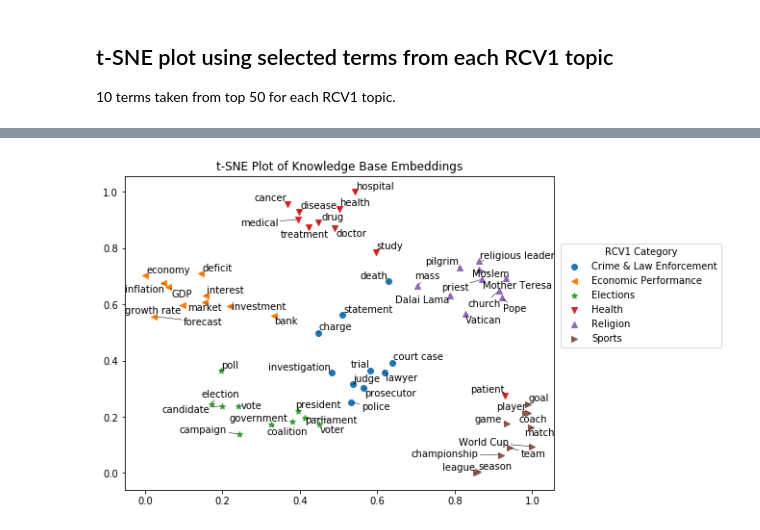
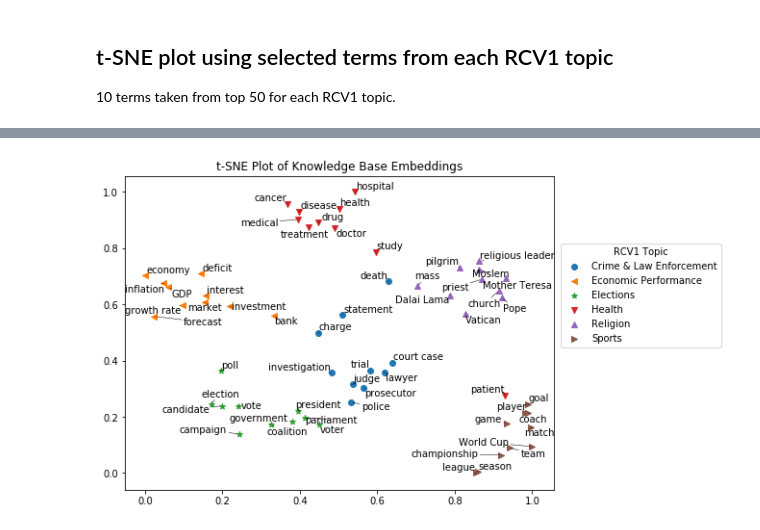
Before and after one commit to dscook/topic-classification-with-kbs, a Jupyter notebook: rcv1/word_embedding_analysis.ipynb, the cells around one changed output, grey strips where cells are left out. Cells and saved outputs as stored; diff of their text form; code cells hidden in the pictures.

```diff
--- a/rcv1/word_embedding_analysis.ipynb
+++ b/rcv1/word_embedding_analysis.ipynb
@@ -207,7 +207,7 @@ for i in range(len(phrases)):
 
     for j in range(len(phrases)):
 
-        to_print += '{:.4f}\t'.format(cosine_similarity(embeddings[i][np.newaxis, :],
+        to_print += '{:.2f}\t'.format(cosine_similarity(embeddings[i][np.newaxis, :],
                                                         embeddings[j][np.newaxis, :])[0,0])
 
     print(to_print)
@@ -379,32 +392,32 @@ economic_indexes = slice(10, 20, 1)
 elections_indexes = slice(20, 30, 1)
 health_indexes = slice(30, 40, 1)
 religion_indexes = slice(40, 50, 1)
 sports_indexes = slice(50, 60, 1)
 
 texts = []
 fig, ax = plt.subplots(figsize=(8,6))
 
 def plot_topic(indexes, terms, label, marker):
     ax.scatter(X_normalised[indexes, 0], X_normalised[indexes, 1], label=label, marker=marker)
     for i, term in enumerate(terms):
         texts.append(ax.text(X_normalised[indexes.start+i, 0], X_normalised[indexes.start+i, 1], term))
 
 plot_topic(crime_law_indexes, crime_law_terms, 'Crime & Law Enforcement', 'o')
 plot_topic(economic_indexes, economic_terms, 'Economic Performance', '<')
 plot_topic(elections_indexes, elections_terms, 'Elections', '*')
 plot_topic(health_indexes, health_terms, 'Health', 'v')
 plot_topic(religion_indexes, religion_terms, 'Religion', '^')
 plot_topic(sports_indexes, sports_terms, 'Sports', '>')
 
 # Move the phrase labels arounds so they don't collide
 adjust_text(texts, arrowprops=dict(arrowstyle="-", color='k', lw=0.5))
 
 chartBox = ax.get_position()
 ax.set_position([chartBox.x0, chartBox.y0, chartBox.width, chartBox.height])
-ax.legend(bbox_to_anchor=(1.4, 0.8), shadow=False, ncol=1, title='RCV1 Category')
+ax.legend(bbox_to_anchor=(1.4, 0.8), shadow=False, ncol=1, title='RCV1 Topic')
 
 plt.title('t-SNE Plot of Knowledge Base Embeddings')
 plt.savefig('t_sne.pdf', bbox_inches='tight')
 plt.show()
 # %% [output]
-[figure, old version]
+[figure, new version]
```
Also changed, not shown: parts of 3 cells of this notebook, 1 other file.
